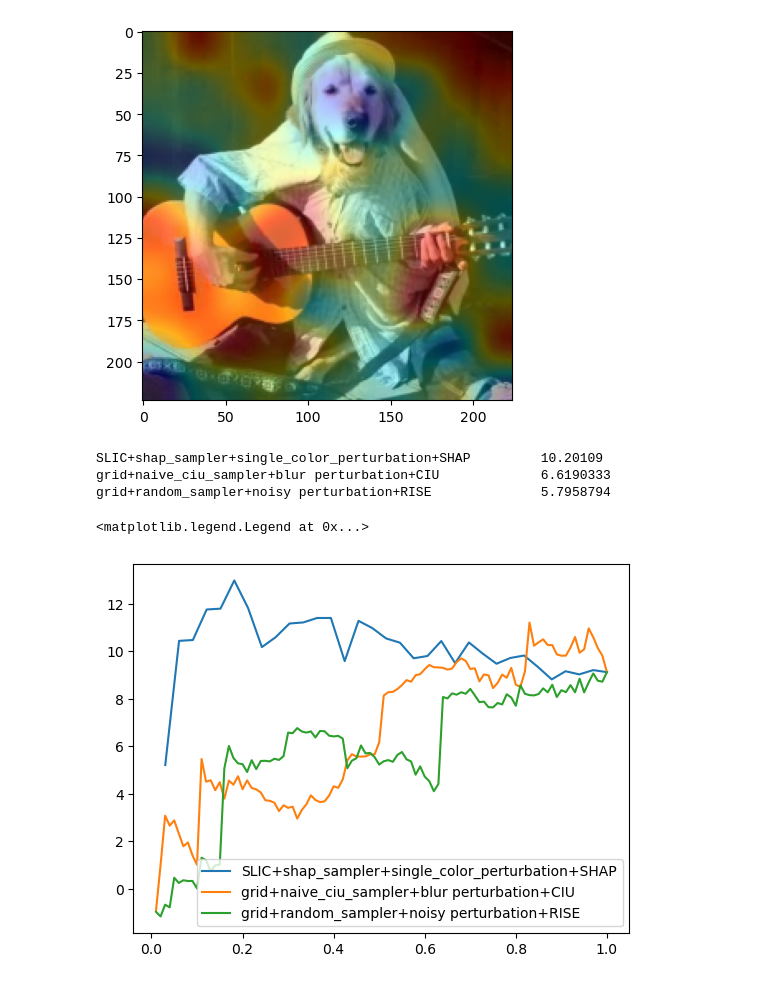
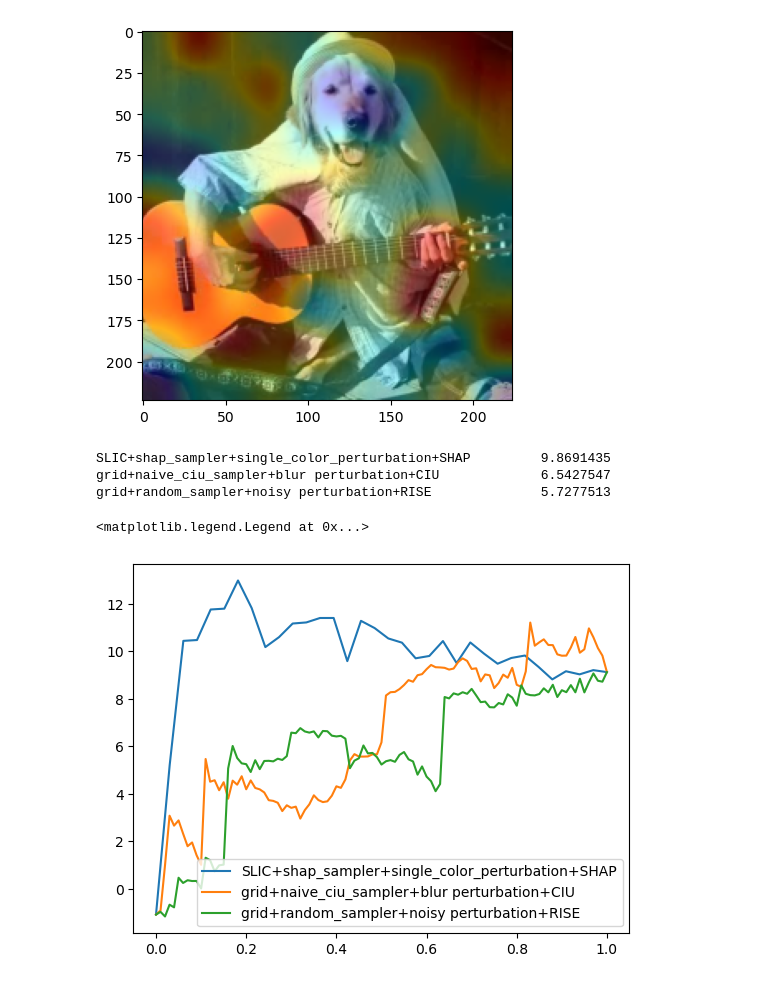
Before and after one commit to guspih/post-hoc-image-perturbation, a Jupyter notebook: torchvision_showcase.ipynb, the cells around one changed output. Saved outputs shown, nothing was run; the diff lists cells and outputs as text; code cells hidden in the pictures.

Commit message:
test: Added additional pixel visualization and improved AUC evaluation in showcase

```diff
--- a/torchvision_showcase.ipynb
+++ b/torchvision_showcase.ipynb
@@ -229,37 +231,37 @@ deletion=False # False to calculate insertion, True to calculate deletion
 
 # Create the samples for calculating insertion/deletion of the labrador
 lab_shap_insert_samples = auc_sampler(lab_shaps, deletion=deletion)
 lab_ciu_insert_samples  = auc_sampler(lab_infl, deletion=deletion)
 lab_rise_insert_samples = auc_sampler(lab_rise, deletion=deletion)
 
 # Create the perturbation masks for insertion/deletion
 lab_shap_insert_perturbation_masks = perturbation_masks(slic_masks, lab_shap_insert_samples)
 lab_ciu_insert_perturbation_masks  = perturbation_masks(grid_masks, lab_ciu_insert_samples)
 lab_rise_insert_perturbation_masks = perturbation_masks(grid_masks, lab_rise_insert_samples)
 
 # Perturb the images using solid color to occlude
 lab_shap_insert_images, lab_shap_insert_samples = gray_perturbation(img, lab_shap_insert_perturbation_masks, lab_shap_insert_samples)
 lab_ciu_insert_images,  lab_ciu_insert_samples  = gray_perturbation(img, lab_ciu_insert_perturbation_masks, lab_ciu_insert_samples)
 lab_rise_insert_images, lab_rise_insert_samples = gray_perturbation(img, lab_rise_insert_perturbation_masks, lab_rise_insert_samples)
 
 # Calculate the model output for the insertion images
 lab_shap_insert_Y = model(lab_shap_insert_images)
 lab_ciu_insert_Y  = model(lab_ciu_insert_images)
 lab_rise_insert_Y = model(lab_rise_insert_images)
 
 # Print the AUC scores:
 print('SLIC+shap_sampler+single_color_perturbation+SHAP\t', np.mean(lab_shap_insert_Y[:,labrador]))
 print('grid+naive_ciu_sampler+blur perturbation+CIU\t\t', np.mean(lab_ciu_insert_Y[:,labrador]))
 print('grid+random_sampler+noisy perturbation+RISE\t\t', np.mean(lab_rise_insert_Y[:,labrador]))
 
 # Plot the insertion/deletion curves showing the prediction vs. the fraction of the image inserted/deleted
-plt.plot((np.arange(lab_shap_insert_Y.shape[0])+1)/lab_shap_insert_Y.shape[0], lab_shap_insert_Y[:,labrador])
-plt.plot((np.arange(lab_ciu_insert_Y.shape[0])+1)/lab_ciu_insert_Y.shape[0], lab_ciu_insert_Y[:,labrador])
-plt.plot((np.arange(lab_rise_insert_Y.shape[0])+1)/lab_rise_insert_Y.shape[0], lab_rise_insert_Y[:,labrador])
+plt.plot(np.linspace(0,1,len(lab_shap_insert_Y)), lab_shap_insert_Y[:,labrador])
+plt.plot(np.linspace(0,1,len(lab_ciu_insert_Y)), lab_ciu_insert_Y[:,labrador])
+plt.plot(np.linspace(0,1,len(lab_rise_insert_Y)), lab_rise_insert_Y[:,labrador])
 plt.legend(('SLIC+shap_sampler+single_color_perturbation+SHAP', 'grid+naive_ciu_sampler+blur perturbation+CIU', 'grid+random_sampler+noisy perturbation+RISE'))
 # %% [output]
-SLIC+shap_sampler+single_color_perturbation+SHAP         10.20109
-grid+naive_ciu_sampler+blur perturbation+CIU             6.6190333
-grid+random_sampler+noisy perturbation+RISE              5.7958794
+SLIC+shap_sampler+single_color_perturbation+SHAP         9.8691435
+grid+naive_ciu_sampler+blur perturbation+CIU             6.5427547
+grid+random_sampler+noisy perturbation+RISE              5.7277513
 <matplotlib.legend.Legend at 0x...>
-[figure, old version]
+[figure, new version]
```
Also changed, not shown: parts of 1 cell of this notebook.
